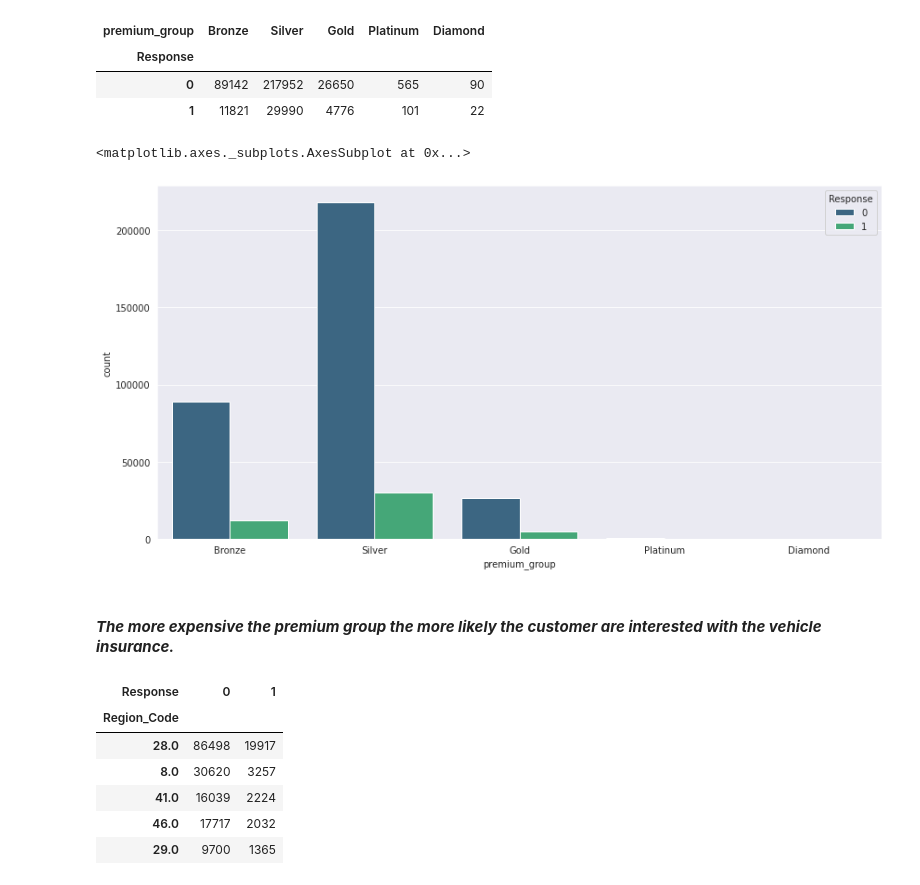
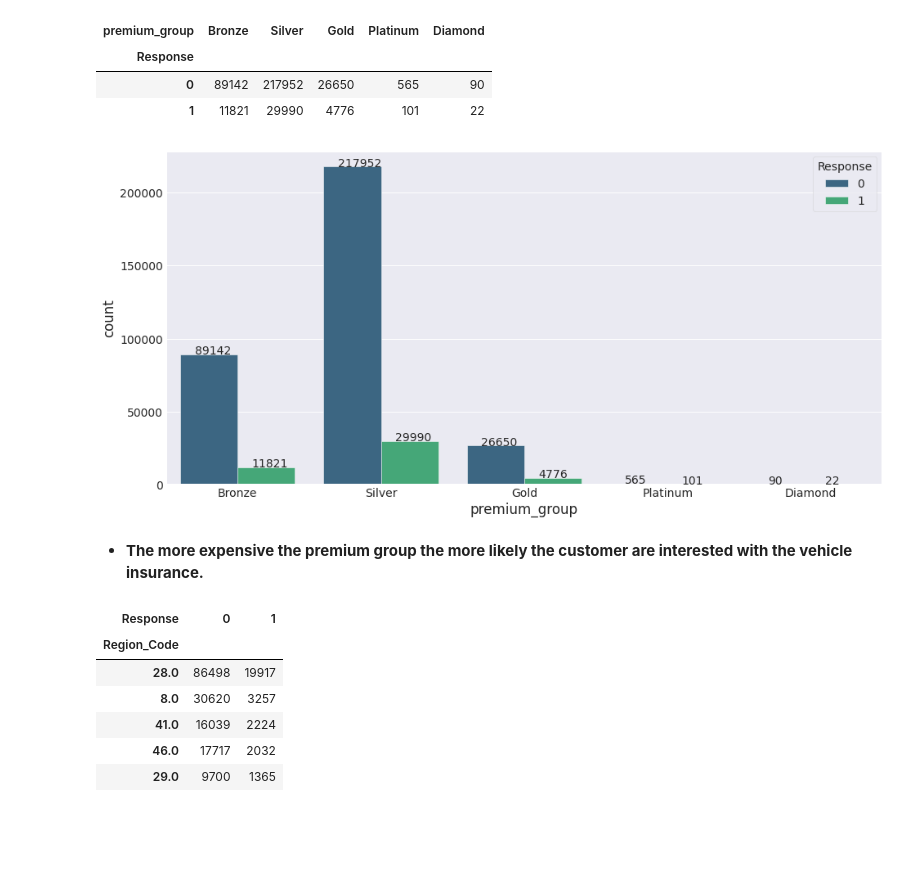
Before and after one commit to priyankashinde-DS/Capstone_health_insurance_prediction, a Jupyter notebook: HEALTH_INSURANCE_CROSS_SELL_PREDICTION.ipynb, the cells around one changed output. Drawn from its saved outputs; the diff is of its cells as text; code cells hidden in the pictures; blank space fills up the shorter version.

```diff
--- a/HEALTH_INSURANCE_CROSS_SELL_PREDICTION.ipynb
+++ b/HEALTH_INSURANCE_CROSS_SELL_PREDICTION.ipynb
@@ -194,11 +196,15 @@ dependable_variable=df['Response']
 # %%
 # plot target variabler
 plt.figure(figsize=(20,5))
+plt.style.use('fivethirtyeight')
 plt.subplot(121)
-sns.countplot(x=df.Response)
+ax1=sns.countplot(x=df.Response)
+for i in ax1.patches:
+        ax1.annotate('{:}'.format(i.get_height()), (i.get_x()+0.1, i.get_height()+32))
 
 # pie chart
 plt.subplot(122)
+plt.style.use('fivethirtyeight')
 labels='Not_Intrested','Intrested'
 sizes = df.Response.value_counts()
 colors = ['gold', 'silver']
@@ -242,7 +249,7 @@ plt.xlabel(Feature[i], fontsize=15,fontdict={"weight": "bold"})
 plt.ylabel('Density', fontsize=15,fontdict={"weight": "bold"})
 
 for i in range (5):
-  ax1=sns.distplot(df[Feature[i]],ax=axis[axes[i][0],axes[i][1]])
+  ax1=sns.distplot(df[Feature[i]],ax=axis[axes[i][0],axes[i][1]],color = 'BlueViolet')
   ax1.set_xlabel(Feature[i],size=15,fontdict={"weight": "bold"})
   ax1.set_ylabel('Denisty',size=15,fontdict={"weight": "bold"})
 
@@ -324,5 +331,8 @@ for i in range (5):
   ax1.set_xlabel(Feature[i],size=15,fontdict={"weight": "bold"})
   ax1.set_ylabel('Count',size=15,fontdict={"weight": "bold"})
 
+  for i in ax1.patches:
+        ax1.annotate('{:}'.format(i.get_height()), (i.get_x()+0.1, i.get_height()+32))
+
 figure.delaxes(axis[2,1]) # Delete extra subplot
 # %% [output]
@@ -368,5 +378,8 @@ for i in range (5):
   ax1.set_xlabel(Feature[i],size=15,fontdict={"weight": "bold"})
   ax1.set_ylabel('Count',size=15,fontdict={"weight": "bold"})
 
+  for i in ax1.patches:
+        ax1.annotate('{:}'.format(i.get_height()), (i.get_x()+0.1, i.get_height()+32))
+
 figure.delaxes(axis[2,1]) # Delete extra subplot
 # %% [output]
@@ -444,12 +487,14 @@ pd.crosstab(index = df['Response'], columns = df['premium_group']).style.backgro
 | 1 | 11821 | 29990 | 4776 | 101 | 22 |
 # %%
 plt.figure(figsize = (14, 7))
-sns.countplot(df['premium_group'], hue = df['Response'], palette = 'viridis')
+ax1 = sns.countplot(df['premium_group'], hue = df['Response'], palette = 'viridis')
+
+for i in ax1.patches:
+        ax1.annotate('{:}'.format(i.get_height()), (i.get_x()+0.1, i.get_height()+32))
 # %% [output]
-<matplotlib.axes._subplots.AxesSubplot at 0x...>
-[figure, old version]
+[figure, new version]
 # %% [markdown]
-#### ***The more expensive the premium group the more likely the customer are interested with the vehicle insurance.***
+* **The more expensive the premium group the more likely the customer are interested with the vehicle insurance.**
 # %%
 ## Region
 
```
Also changed, not shown: parts of 33 cells of this notebook.
